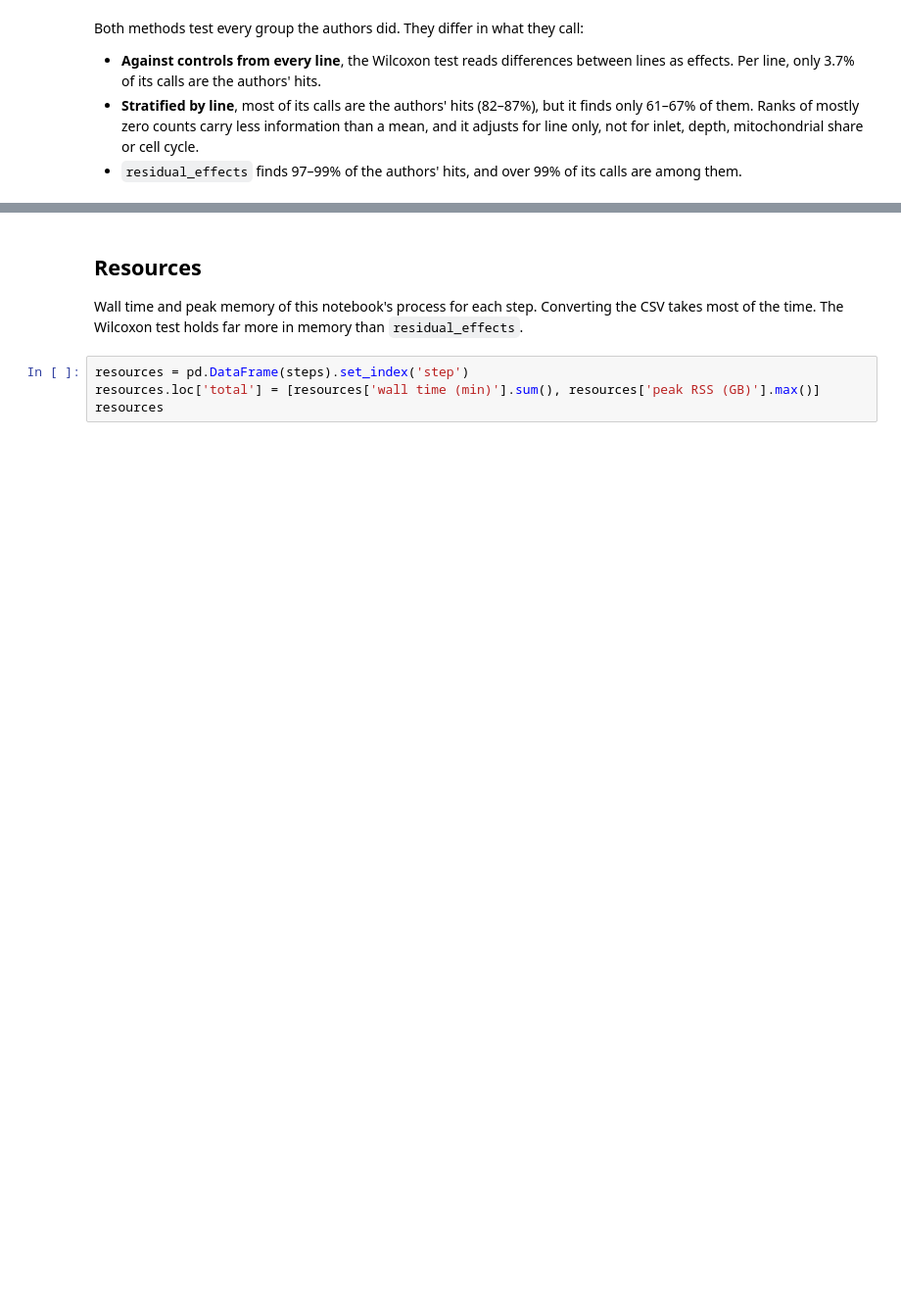
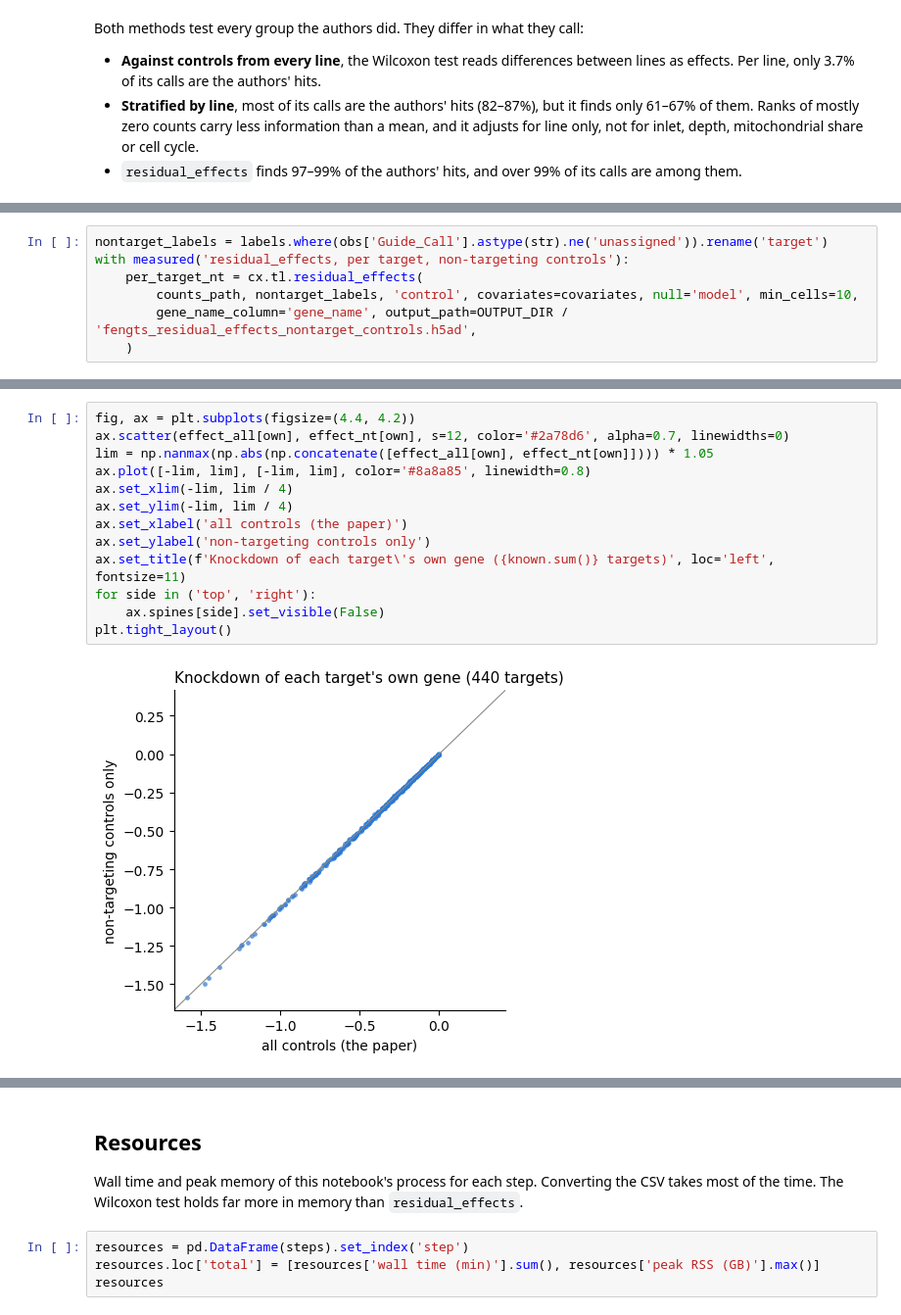
Before and after one commit to JinHongDu-Lab/crispyx, a Jupyter notebook: docs/notebooks/residual_effects_targeted_feng.ipynb, the cells around one changed output, grey strips where cells are left out. Shown at 98% size. Cells and saved outputs as stored; diff of their text form; blank space fills up the shorter version.

```diff
--- a/docs/notebooks/residual_effects_targeted_feng.ipynb
+++ b/docs/notebooks/residual_effects_targeted_feng.ipynb
@@ -486,0 +502,7 @@ Both methods test every group the authors did. They differ in what they call:
+# %%
+nontarget_labels = labels.where(obs['Guide_Call'].astype(str).ne('unassigned')).rename('target')
+with measured('residual_effects, per target, non-targeting controls'):
+    per_target_nt = cx.tl.residual_effects(
+        counts_path, nontarget_labels, 'control', covariates=covariates, null='model', min_cells=10,
+        gene_name_column='gene_name', output_path=OUTPUT_DIR / 'fengts_residual_effects_nontarget_controls.h5ad',
+    )
@@ -486,0 +583,15 @@ Both methods test every group the authors did. They differ in what they call:
+# %%
+fig, ax = plt.subplots(figsize=(4.4, 4.2))
+ax.scatter(effect_all[own], effect_nt[own], s=12, color='#2a78d6', alpha=0.7, linewidths=0)
+lim = np.nanmax(np.abs(np.concatenate([effect_all[own], effect_nt[own]]))) * 1.05
+ax.plot([-lim, lim], [-lim, lim], color='#8a8a85', linewidth=0.8)
+ax.set_xlim(-lim, lim / 4)
+ax.set_ylim(-lim, lim / 4)
+ax.set_xlabel('all controls (the paper)')
+ax.set_ylabel('non-targeting controls only')
+ax.set_title(f'Knockdown of each target\'s own gene ({known.sum()} targets)', loc='left', fontsize=11)
+for side in ('top', 'right'):
+    ax.spines[side].set_visible(False)
+plt.tight_layout()
+# %% [output]
+[figure, added]
```
Also changed, not shown: parts of 16 cells of this notebook, 2 other files.
